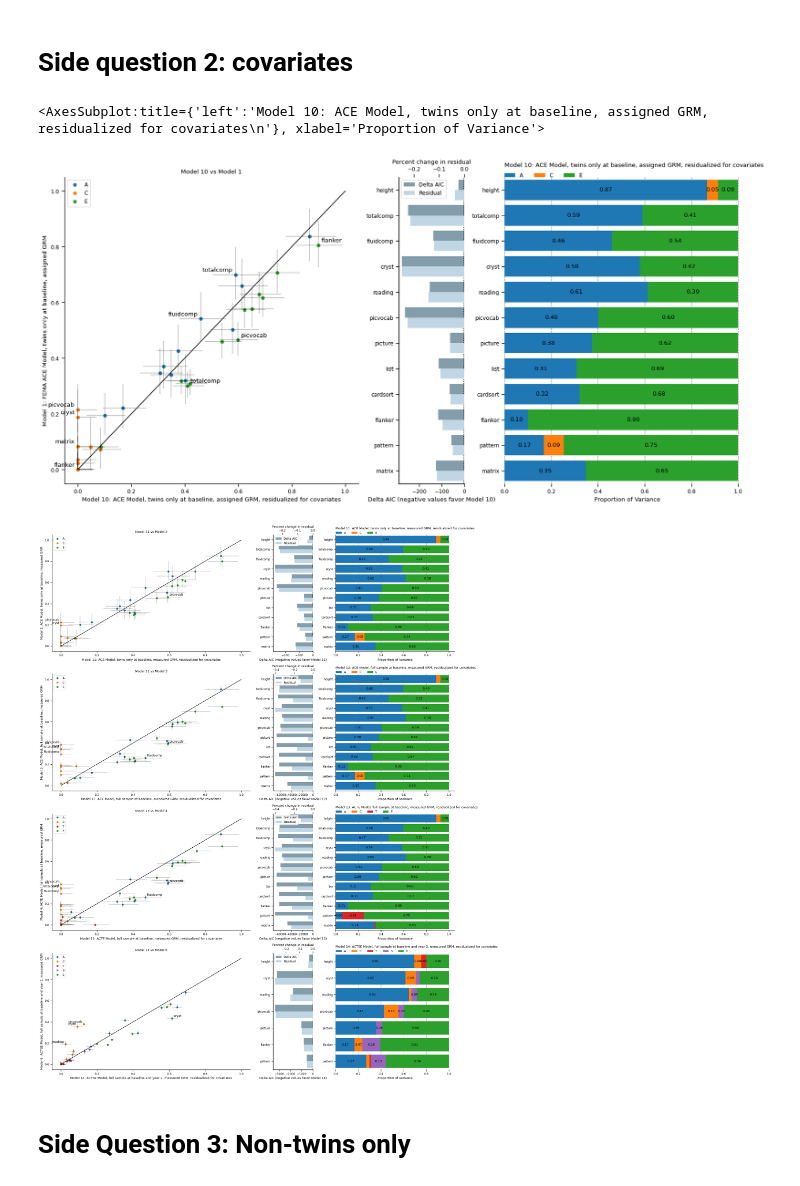
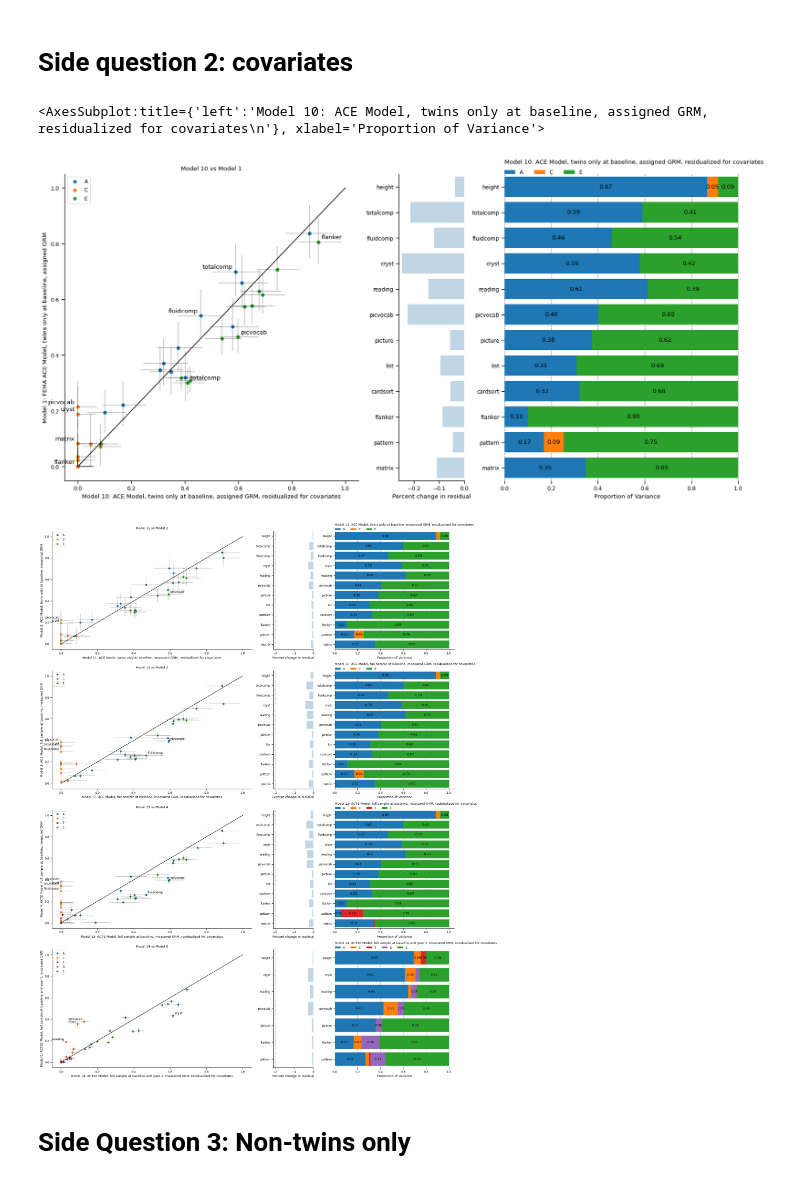
Before and after one commit to dmysmith/behav-genet-2023, a Jupyter notebook: visualize_python.ipynb, the cells around one changed output. Saved outputs shown, nothing was run; the diff lists cells and outputs as text; code cells hidden in the pictures.

```diff
--- a/visualize_python.ipynb
+++ b/visualize_python.ipynb
@@ -27,6 +47,6 @@ models['RandomEffects'] = RandomEffects
 # %%
 models['y2_only'] = [False, False, False, False, True, True, False, False, True, False, \
-                     False, False, False, True, True, True, True, True]
+                     False, False, False, True, True, True]
 # %%
 baseline_phenos = ["matrix", "pattern", "flanker",  "cardsort", "list", "picture", \
                    "picvocab", "reading", "cryst", "fluidcomp", "totalcomp", "height"]
@@ -367,9 +388,10 @@ def plot_aic(name1, name2, model, models, phenonames, ax = None, label = None, s
     k = [len(row) for row in models['RandomEffects']]
 
     delta_aic = -2 * (model1['logLikvec']-model2['logLikvec']) + 2 * (k[i]-k[j])
-#     print(delta_aic)
+    print(delta_aic)
     ax = ax or plt.gca()
 
+#     print(delta_aic)
 #     if (sig2tvec):
 #         ax.barh(phenonames, delta_sig2tvec, color = "#c0d6e4")
 #         ax.set_xlabel("Percent change in total residual (" + models['name'][i] + " - " + models['name'][j] + ")");
@@ -378,25 +400,31 @@ def plot_aic(name1, name2, model, models, phenonames, ax = None, label = None, s
 #         ax.set_xlabel("Delta AIC (negative values favor " + models['name'][i] + ")");
 
     if (sig2tvec):
+#         delta_sig2tvec = (model1['sig2tvec'] - model2['sig2tvec']) / model2['sig2tvec']
+#         ax.barh(phenonames, delta_aic, label="Delta AIC",
+#             color = "#849DAB", height = 0.4, align = 'edge')
+#         ax.set_xlabel("Delta AIC (negative values favor " + models['name'][i] + ")")
+
+#         if label:
+#             plt.axvline(x=label, color = 'k', ls=':')
+
+#         ax2 = ax.twiny()
+#         ax2.barh(phenonames, delta_sig2tvec, label='Residual',
+#                  color = "#c0d6e4", height = -0.4, align = 'edge')
+#         ax2.set_xlabel('Percent change in residual')
+
+#         leg = ax.legend()
+#         leg2 = ax2.legend()
+
+#         plt.legend(leg.get_patches()+leg2.get_patches(),
+#                    [text.get_text() for text in leg.get_texts()+leg2.get_texts()])
+#         leg.remove()
         delta_sig2tvec = (model1['sig2tvec'] - model2['sig2tvec']) / model2['sig2tvec']
-        ax.barh(phenonames, delta_aic, label="Delta AIC",
-            color = "#849DAB", height = 0.4, align = 'edge')
-        ax.set_xlabel("Delta AIC (negative values favor " + models['name'][i] + ")")
+        ax.barh(phenonames, delta_sig2tvec, color = "#c0d6e4")
+        ax.set_xlabel("Percent change in residual");
 
         if label:
             plt.axvline(x=label, color = 'k', ls=':')
-
-        ax2 = ax.twiny()
-        ax2.barh(phenonames, delta_sig2tvec, label='Residual',
-                 color = "#c0d6e4", height = -0.4, align = 'edge')
-        ax2.set_xlabel('Percent change in residual')
-
-        leg = ax.legend()
-        leg2 = ax2.legend()
-
-        plt.legend(leg.get_patches()+leg2.get_patches(),
-                   [text.get_text() for text in leg.get_texts()+leg2.get_texts()])
-        leg.remove()
 
     else:
         ax.barh(phenonames, delta_aic, color = "#849DAB")
@@ -625,30 +661,30 @@ stacked_bar("s1_assigngrm_m5", sig2mat, models, ax=ax2)
 # %%
 ## MODEL 1
 
 # Setting up the plot surface
 fig = plt.figure(figsize=(20, 9))
 gs = GridSpec(nrows=1, ncols=3, width_ratios = [9,2,7.5])
 
 # Left axes
 ax0 = fig.add_subplot(gs[0, 0])
 compare_models("s2_allcovs_m1", "model1", sig2mat, models, ax=ax0, lbl = [("totalcomp", "A"),("fluidcomp", "A"),
                                                                           ("picvocab", "C"),("flanker", "C"),
                                                                           ("cryst", "C"),("matrix", "C"),
                                                                           ("totalcomp", "E"),("flanker", "E"),
                                                                           ("picvocab", "E")])
 
 # compare_models("s2_allcovs_m1", "model1", sig2mat, models, ax=ax0, lbl = .08)
 
 # Middle axes
 ax1=fig.add_subplot(gs[0,1])
-plot_aic("s2_allcovs_m1", "model1", model, models, baseline_phenos, label =-2, sig2tvec = True)
+plot_aic("s2_allcovs_m1", "model1", model, models, baseline_phenos, sig2tvec = True)
 
 # Right axes
 ax2=fig.add_subplot(gs[0, 2], sharey=ax1)
 stacked_bar("s2_allcovs_m1", sig2mat, models, ax=ax2)
 # %% [output]
 <AxesSubplot:title={'left':'Model 10: ACE Model, twins only at baseline, assigned GRM, residualized for covariates\n'}, xlabel='Proportion of Variance'>
-[figure, old version]
+[figure, new version]
 # %%
 # Setting up the plot surface
 fig = plt.figure(figsize=(18, 24))
@@ -712,7 +748,7 @@ stacked_bar("s2_allcovs_m5", sig2mat, models, ax=ax2)
 
 fig.tight_layout()
 # %% [output]
-[figure, old version]
+[figure, new version]
 # %% [markdown]
 # Side Question 3: Non-twins only
 # %%
```
Also changed, not shown: parts of 7 cells of this notebook, 2 other files.
